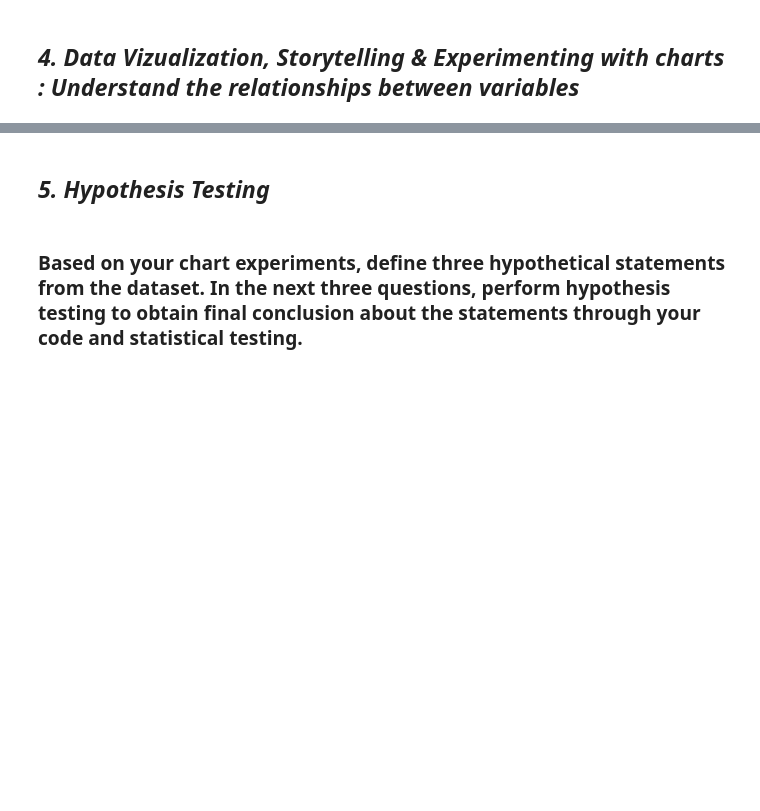
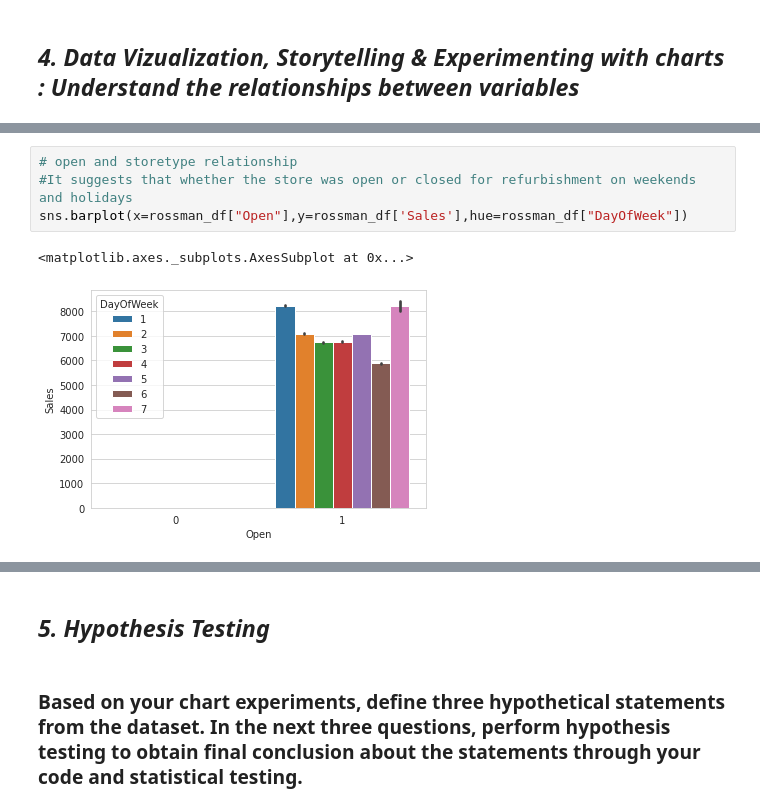
Before and after one commit to Gyanendra079/Capstone-project-2, a Jupyter notebook: Retail_Sales_Prediction.ipynb, the cells around one changed output, grey strips where cells are left out. Cells and saved outputs as stored; diff of their text form; blank space fills up the shorter version.

```diff
--- a/Retail_Sales_Prediction.ipynb
+++ b/Retail_Sales_Prediction.ipynb
@@ -515,0 +497,7 @@ Answer Here
+# %%
+# open and storetype relationship
+#It suggests that whether the store was open or closed for refurbishment on weekends and holidays
+sns.barplot(x=rossman_df["Open"],y=rossman_df['Sales'],hue=rossman_df["DayOfWeek"])
+# %% [output]
+<matplotlib.axes._subplots.AxesSubplot at 0x...>
+[figure, added]
```
Also changed, not shown: parts of 175 cells of this notebook.
